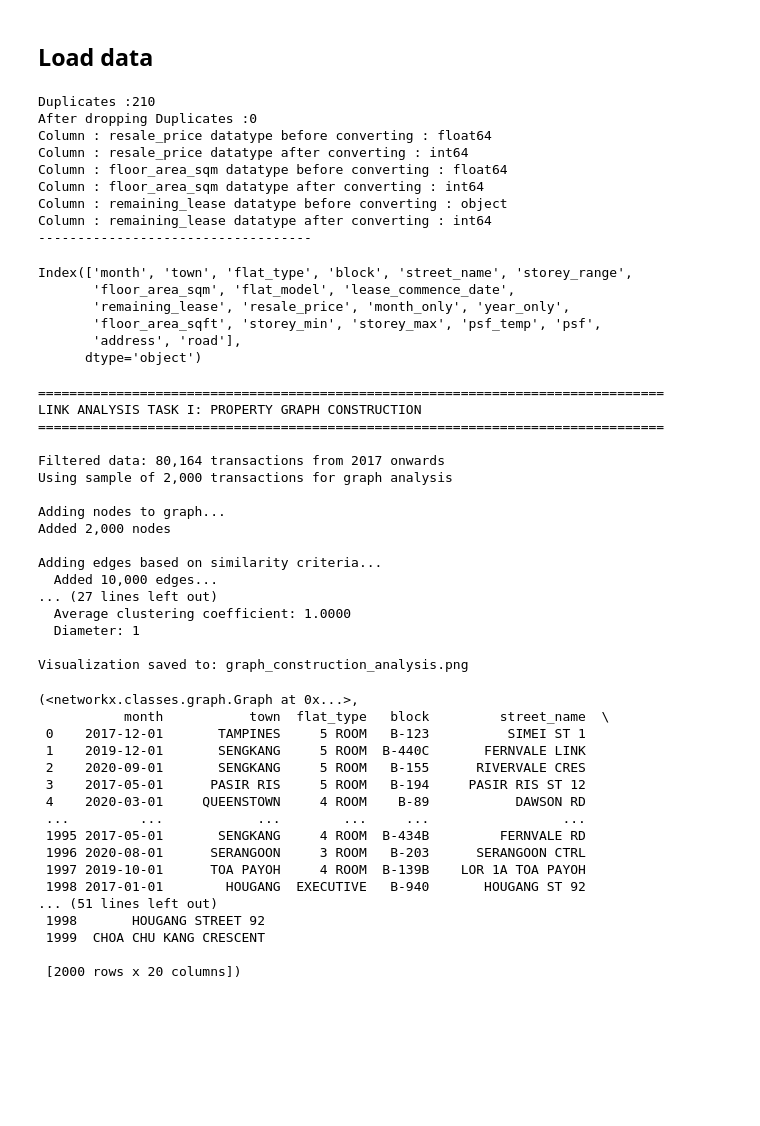
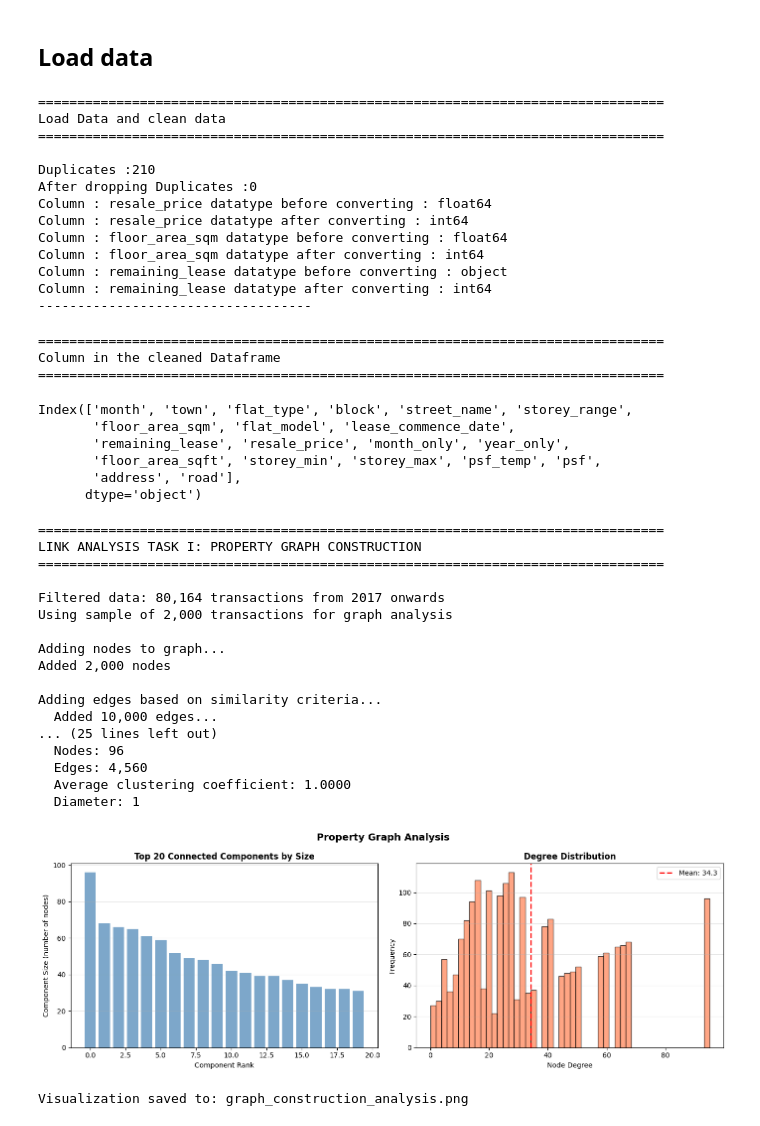
Before and after one commit to mohamed-ahshik/htx_xdata_tech_interview, a Jupyter notebook: notebooks/link_analysis.ipynb, the cells around one changed output. Saved outputs shown, nothing was run; the diff lists cells and outputs as text; code cells hidden in the pictures; blank space fills up the shorter version.

```diff
--- a/notebooks/link_analysis.ipynb
+++ b/notebooks/link_analysis.ipynb
@@ -16,6 +17,9 @@ from src.preprocess import preprocess_pipeline
 # %% [markdown]
 ## Load data
 # %%
+print("\n" + "=" * 80)
+print('Load Data and clean data')
+print("=" * 80 + "\n")
 # Data path
 registration_date_jan_2017_path = r'/Users/user/Documents/htx_xdata/htx_xdata_tech_interview/data/HDB/resale-flat-prices-based-on-registration-date-from-jan-2017-onwards.csv'
 
@@ -25,6 +29,10 @@ registration_date_jan_2017_df = pd.read_csv(registration_date_jan_2017_path)
 # Preprocess the data
 registration_date_jan_2017_df_cleaned = preprocess_pipeline(registration_date_jan_2017_df)
 # %% [output]
+================================================================================
+Load Data and clean data
+================================================================================
+
 Duplicates :210
 After dropping Duplicates :0
 Column : resale_price datatype before converting : float64
@@ -35,12 +43,19 @@ Column : remaining_lease datatype before converting : object
 Column : remaining_lease datatype after converting : int64
 -----------------------------------
 # %%
+print("\n" + "=" * 80)
+print('Column in the cleaned Dataframe')
+print("=" * 80 + "\n")
+
 registration_date_jan_2017_df_cleaned.columns
 # %% [output]
-Index(['month', 'town', 'flat_type', 'block', 'street_name', 'storey_range',
-       'floor_area_sqm', 'flat_model', 'lease_commence_date',
-       'remaining_lease', 'resale_price', 'month_only', 'year_only',
-       'floor_area_sqft', 'storey_min', 'storey_max', 'psf_temp', 'psf',
-       'address', 'road'],
-      dtype='object')
+================================================================================
+Column in the cleaned Dataframe
+================================================================================
+Index(['month', 'town', 'flat_type', 'block', 'street_name', 'storey_range',
+       'floor_area_sqm', 'flat_model', 'lease_commence_date',
+       'remaining_lease', 'resale_price', 'month_only', 'year_only',
+       'floor_area_sqft', 'storey_min', 'storey_max', 'psf_temp', 'psf',
+       'address', 'road'],
+      dtype='object')
 # %%
@@ -208,39 +223,24 @@ def construct_property_graph(df, year_threshold=2017):
 
     return G, df_sample
 # %%
-construct_property_graph(registration_date_jan_2017_df_cleaned)
+G, df_sample = construct_property_graph(registration_date_jan_2017_df_cleaned)
 # %% [output]
 ================================================================================
 LINK ANALYSIS TASK I: PROPERTY GRAPH CONSTRUCTION
 ================================================================================
 
 Filtered data: 80,164 transactions from 2017 onwards
 Using sample of 2,000 transactions for graph analysis
 
 Adding nodes to graph...
 Added 2,000 nodes
 
 Adding edges based on similarity criteria...
   Added 10,000 edges...
-... (27 lines left out)
+... (25 lines left out)
+  Nodes: 96
+  Edges: 4,560
   Average clustering coefficient: 1.0000
   Diameter: 1
-
-Visualization saved to: graph_construction_analysis.png
+[figure, added]
-(<networkx.classes.graph.Graph at 0x...>,
-           month           town  flat_type   block         street_name  \
- 0    2017-12-01       TAMPINES     5 ROOM   B-123          SIMEI ST 1
- 1    2019-12-01       SENGKANG     5 ROOM  B-440C       FERNVALE LINK
- 2    2020-09-01       SENGKANG     5 ROOM   B-155      RIVERVALE CRES
- 3    2017-05-01      PASIR RIS     5 ROOM   B-194     PASIR RIS ST 12
- 4    2020-03-01     QUEENSTOWN     4 ROOM    B-89           DAWSON RD
- ...         ...            ...        ...     ...                 ...
- 1995 2017-05-01       SENGKANG     4 ROOM  B-434B         FERNVALE RD
- 1996 2020-08-01      SERANGOON     3 ROOM   B-203      SERANGOON CTRL
- 1997 2019-10-01      TOA PAYOH     4 ROOM  B-139B    LOR 1A TOA PAYOH
- 1998 2017-01-01        HOUGANG  EXECUTIVE   B-940       HOUGANG ST 92
-... (51 lines left out)
- 1998       HOUGANG STREET 92
- 1999  CHOA CHU KANG CRESCENT
-
- [2000 rows x 20 columns])
+Visualization saved to: graph_construction_analysis.png
```
Also changed, not shown: parts of 6 cells of this notebook, 1 other file.
